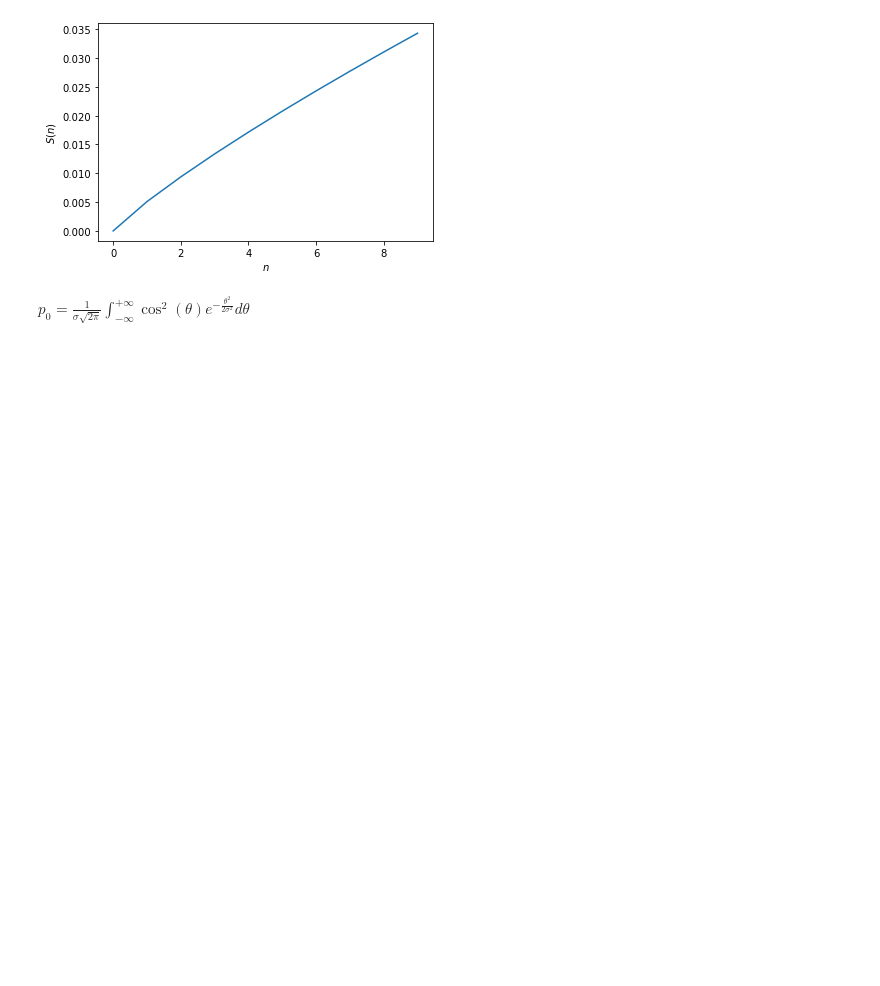
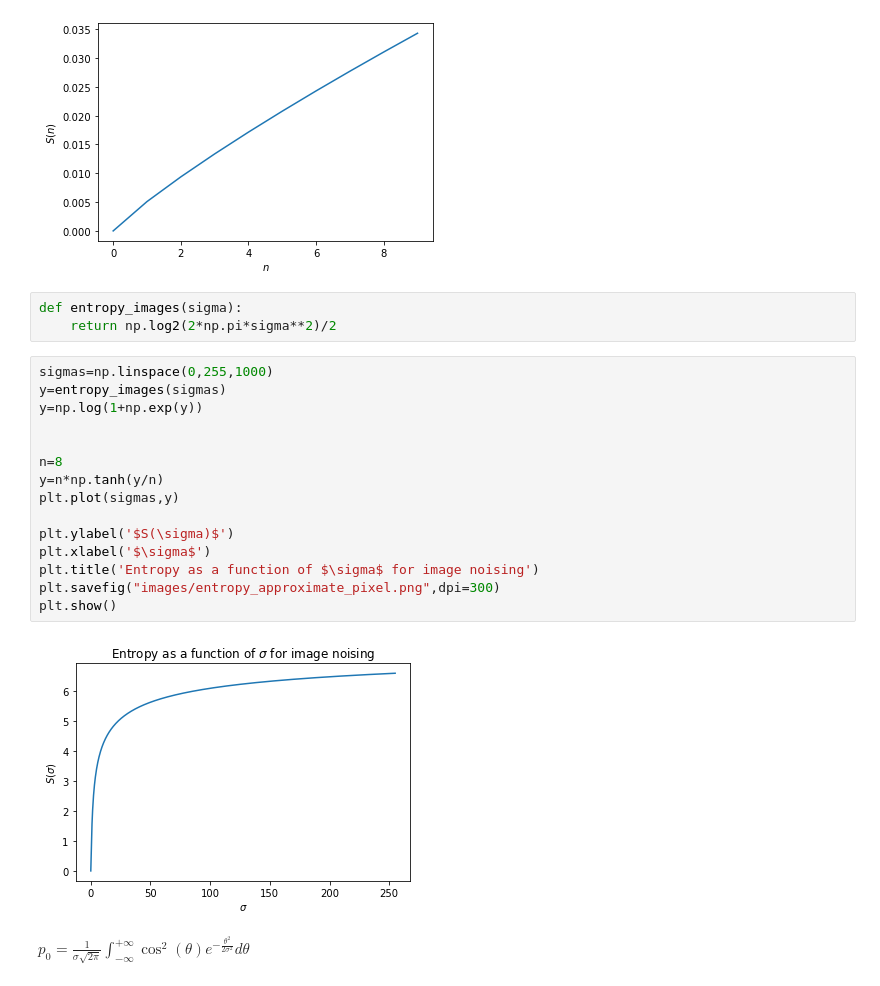
Before and after one commit to Francesco215/Quantum-diffusion, a Jupyter notebook: Information_calculations.ipynb, the cells around one changed output. Cells and saved outputs as stored; diff of their text form; blank space fills up the shorter version.

```diff
--- a/Information_calculations.ipynb
+++ b/Information_calculations.ipynb
@@ -174,6 +186,26 @@ plt.plot(n,y)
 plt.show()
 # %% [output]
 [figure]
+# %%
+def entropy_images(sigma):
+    return np.log2(2*np.pi*sigma**2)/2
+# %%
+sigmas=np.linspace(0,255,1000)
+y=entropy_images(sigmas)
+y=np.log(1+np.exp(y))
+
+
+n=8
+y=n*np.tanh(y/n)
+plt.plot(sigmas,y)
+
+plt.ylabel('$S(\sigma)$')
+plt.xlabel('$\sigma$')
+plt.title('Entropy as a function of $\sigma$ for image noising')
+plt.savefig("images/entropy_approximate_pixel.png",dpi=300)
+plt.show()
+# %% [output]
+[figure, added]
 # %% [markdown]
 $p_0=\frac 1{\sigma \sqrt{2\pi}}\int^{+\infty}_{-\infty}\cos^2(\theta)e^{-\frac {\theta^2}{2\sigma^2}}d\theta $
 # %% [markdown]
```
Also changed, not shown: parts of 11 cells of this notebook, 7 other files.
